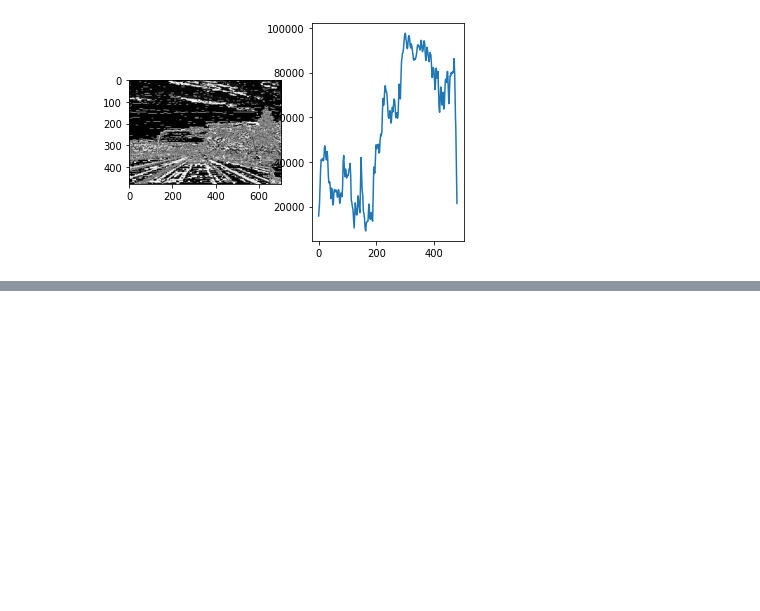
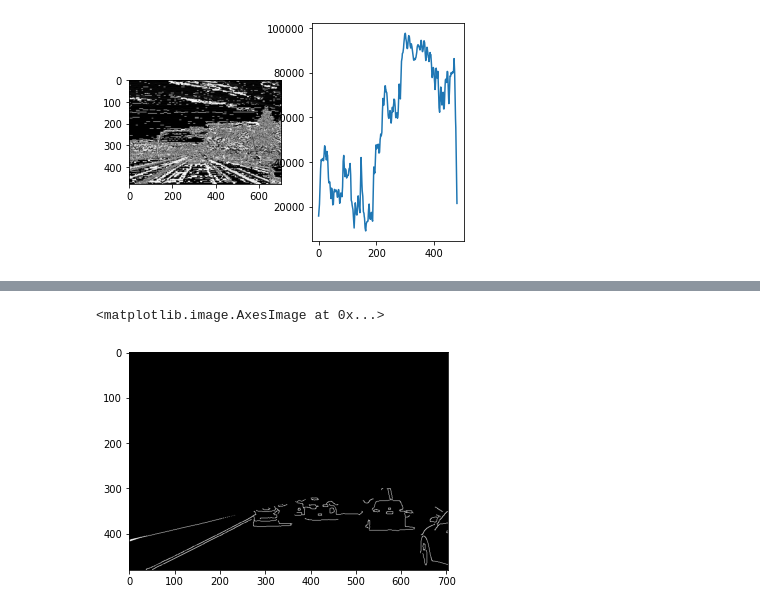
Before and after one commit to marios-stam/ROI_autonomous_cars, a Jupyter notebook: Untitled.ipynb, the cells around one changed output, grey strips where cells are left out. Cells and saved outputs as stored; diff of their text form; code cells hidden in the pictures; blank space fills up the shorter version.

```diff
--- a/Untitled.ipynb
+++ b/Untitled.ipynb
@@ -480,0 +403,76 @@ def median_filter(img, size=3):
+# %%
+def find_lanes(img):
+    """
+    INPUT  :grayscale image
+    OUTPUT :mask with lines
+    """
+    for i in range( len(img) ):
+        if ( not img[i][0][0]==0):
+            row_thres=i
+            break
+
+    gray = cv2.cvtColor(img,cv2.COLOR_BGR2GRAY)
+    kernel_size = 9
+    blur_gray = cv2.GaussianBlur(gray,(kernel_size, kernel_size),0)
+    low_threshold = 250/3
+    high_threshold = 250
+    edges = cv2.Canny(blur_gray, low_threshold, high_threshold)
+    rho = 1  # distance resolution in pixels of the Hough grid
+
+    theta = np.pi / 180  # angular resolution in radians of the Hough grid
+    threshold = 15  # minimum number of votes (intersections in Hough grid cell)
+    min_line_length = 100  # minimum number of pixels making up a line
+    # min_line_length = 80  # minimum number of pixels making up a line
+    max_line_gap = 20  # maximum gap in pixels between connectable line segments
+    line_image = np.ones((gray.shape[0],gray.shape[1]) )  # creating a blank to draw lines on
+    # plt.figure()
+    # plt.imshow(edges)
+    # Run Hough on edge detected image
+    # Output "lines" is an array containing endpoints of detected line segments
+    lines = cv2.HoughLinesP(edges, rho, theta, threshold, np.array([]),
+                        min_line_length, max_line_gap)
+    crucial_lines=[]
+    for line in lines:
+        for x1,y1,x2,y2 in line:
+            x=[x1,x2]
+            y=[y1,y2]
+            # Calculate the coefficients. This line answers the initial question.
+            coefficients = np.polyfit(x, y, 1)
+            coefficientsInv = np.polyfit(y, x, 1)
+            polynomial = np.poly1d(coefficients)
+            polynomialInv = np.poly1d(coefficientsInv)
+
+            dy=y2-y1
+            dx=x2-x1
+            angle=math.atan2(dy,dx)
+            angle=math.degrees(angle)
+
+            if (abs(angle)>12 and abs(angle)<70):
+                crucial_lines.append([polynomial,int( polynomial(0) )])
+                # cv2.line(line_image,(x1,y1),(x2,y2),(255,0,0),5)
+
+
+    leftMost_line_poly=min(crucial_lines,key=lambda x:x[1])[0]
+    cv2.line(edges,(0,int( leftMost_line_poly(0) )),(int( leftMost_line_poly(row_thres) ),row_thres),(255,0,0),5)
+    print("Coords:")
+    print(0,int( leftMost_line_poly(0) ) )
+    print( int( leftMost_line_poly(row_thres) ),row_thres )
+    line_image[:row_thres]=np.zeros( (row_thres,len(img[0])) )
+
+    for i in range(row_thres,len(img)):
+        for j in range( len(img[0]) ):
+            Point=(j,i)
+            # print("CONDITION")
+            # print(Point)
+            # print(isPointAboveLIne(leftMost_line_poly,Point))
+            if (isPointAboveLIne(leftMost_line_poly,Point) ):
+                line_image[i,j]=0
+            else:
+                break
+    #plt.imshow(line_image,cmap='gray',vmin=0,vmax=1)
+    return edges,line_image
+
+line_mask,line_image=find_lanes(frames[0])
+plt.figure()
+plt.imshow(line_mask*line_image,cmap="gray")
+# %% [output]
@@ -480,0 +482,2 @@ def median_filter(img, size=3):
+<matplotlib.image.AxesImage at 0x...>
+[figure, added]
```
Also changed, not shown: parts of 32 cells of this notebook, 2 other files.
